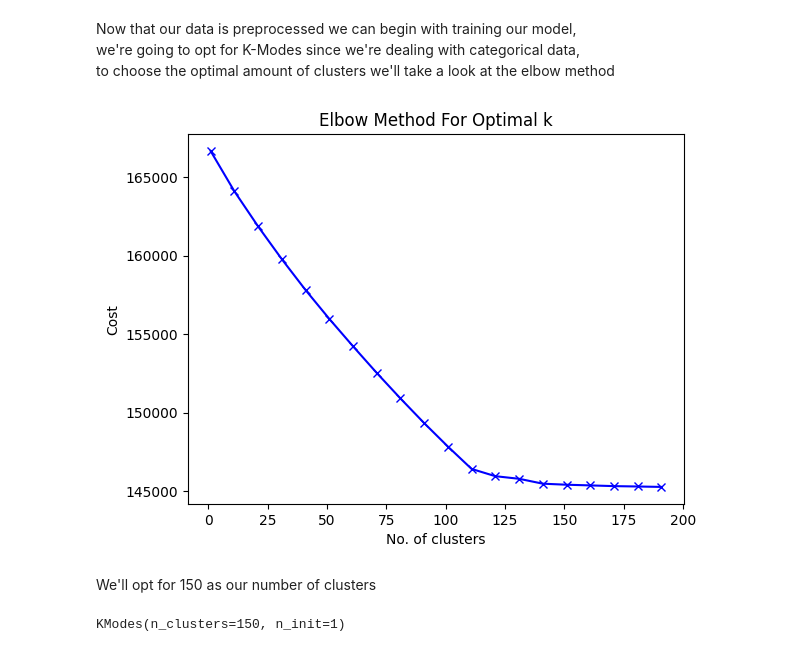
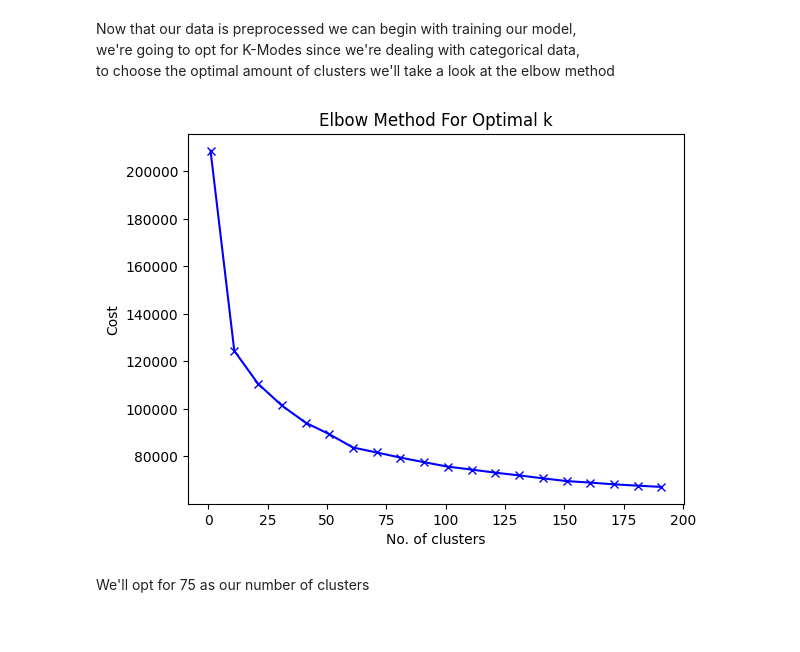
Before and after one commit to moeb15/spotify_recommender, a Jupyter notebook: build_model.ipynb, the cells around one changed output. Saved outputs shown, nothing was run; the diff lists cells and outputs as text; code cells hidden in the pictures.

Commit message:
converted from tabular to transactional data format

```diff
--- a/build_model.ipynb
+++ b/build_model.ipynb
@@ -25,8 +22,7 @@ ag_df.head()
 # %%
 ag_df2 = ag_df[~(ag_df['Subgenre'].str.contains('sleep'))].copy()
-#ag_df2['Artist'] = artist_enc.fit_transform(ag_df2['Artist'])
-#ag_df2['Subgenre'] = genre_enc.fit_transform(ag_df2['Subgenre'])
 
-ag_df2.head()
+transactional_data = ag_df2.groupby('Artist')['Subgenre'].agg(list).reset_index()
+transactional_data.head()
 # %% [output]
 |  | Artist | Subgenre |
@@ -41,0 +34,2 @@ ag_df.shape
+# %%
+transactional_data['Subgenre'] = transactional_data['Subgenre'].astype('string')
@@ -46,25 +54,25 @@ to choose the optimal amount of clusters we'll take a look at the elbow method
 # %%
 from kmodes.kmodes import KModes
 import matplotlib.pyplot as plt
+
+encoder = ce.BinaryEncoder(cols=['Subgenre'])
+
+d_enc = encoder.fit_transform(transactional_data)
+X = d_enc.iloc[:,1:]
 
 cost = []
 K = range(1,200,10)
 for num_clusters in list(K):
     kmode = KModes(n_clusters=num_clusters)
-    kmode.fit_predict(ag_df2)
+    kmode.fit_predict(X,n_init=5,init='Huang')
     cost.append(kmode.cost_)
 
 plt.plot(K, cost, 'bx-')
 plt.xlabel('No. of clusters')
 plt.ylabel('Cost')
 plt.title('Elbow Method For Optimal k')
 plt.show()
 # %% [output]
-[figure, old version]
+[figure, new version]
 # %% [markdown]
-We'll opt for 150 as our number of clusters
+We'll opt for 75 as our number of clusters
-# %%
-km_model = KModes(n_clusters=150)
-km_model.fit(ag_df2)
-# %% [output]
-KModes(n_clusters=150, n_init=1)
```
Also changed, not shown: parts of 9 cells of this notebook, 1 other file.
